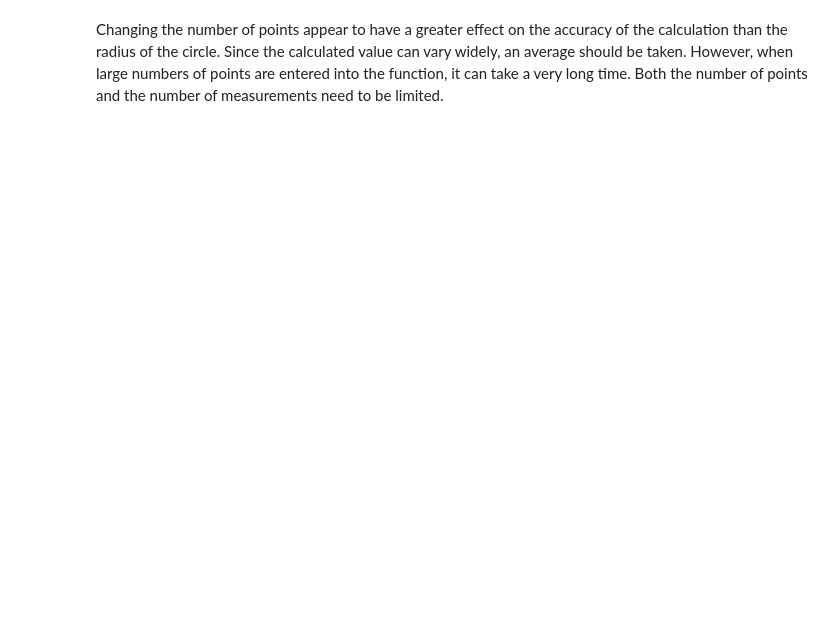
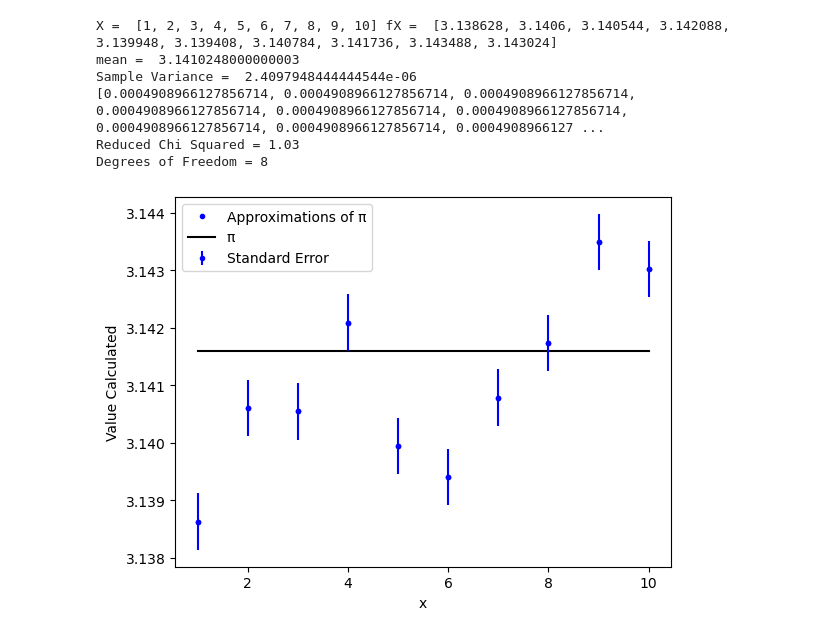
Before and after one commit to Alexander-Leesman/intro_python_project, a Jupyter notebook: calculate_pi.ipynb, the cells around one changed output. Cells and saved outputs as stored; diff of their text form; code cells hidden in the pictures; blank space fills up the shorter version.

```diff
--- a/calculate_pi.ipynb
+++ b/calculate_pi.ipynb
@@ -42,2 +41,0 @@ for j in range(len(radius)):
-# %% [markdown]
-Changing the number of points appear to have a greater effect on the accuracy of the calculation than the radius of the circle. Since the calculated value can vary widely, an average should be taken. However, when large numbers of points are entered into the function, it can take a very long time. Both the number of points and the number of measurements need to be limited.
@@ -43,0 +44,12 @@ Changing the number of points appear to have a greater effect on the accuracy of
+# %%
+rand.seed(3)
+# R = radius, N = number of points plotted; 10**N; in this case, 1000000 points plotted.
+calcpi.plotpi(R = 3,N = 6)
+# %% [output]
+X =  [1, 2, 3, 4, 5, 6, 7, 8, 9, 10] fX =  [3.138628, 3.1406, 3.140544, 3.142088, 3.139948, 3.139408, 3.140784, 3.141736, 3.143488, 3.143024]
+mean =  3.1410248000000003
+Sample Variance =  2.4097948444444544e-06
+[0.0004908966127856714, 0.0004908966127856714, 0.0004908966127856714, 0.0004908966127856714, 0.0004908966127856714, 0.0004908966127856714, 0.0004908966127856714, 0.0004908966127856714, 0.0004908966127 ...
+Reduced Chi Squared = 1.03
+Degrees of Freedom = 8
+[figure, added]
```
Also changed, not shown: parts of 7 cells of this notebook, 1 other file.
